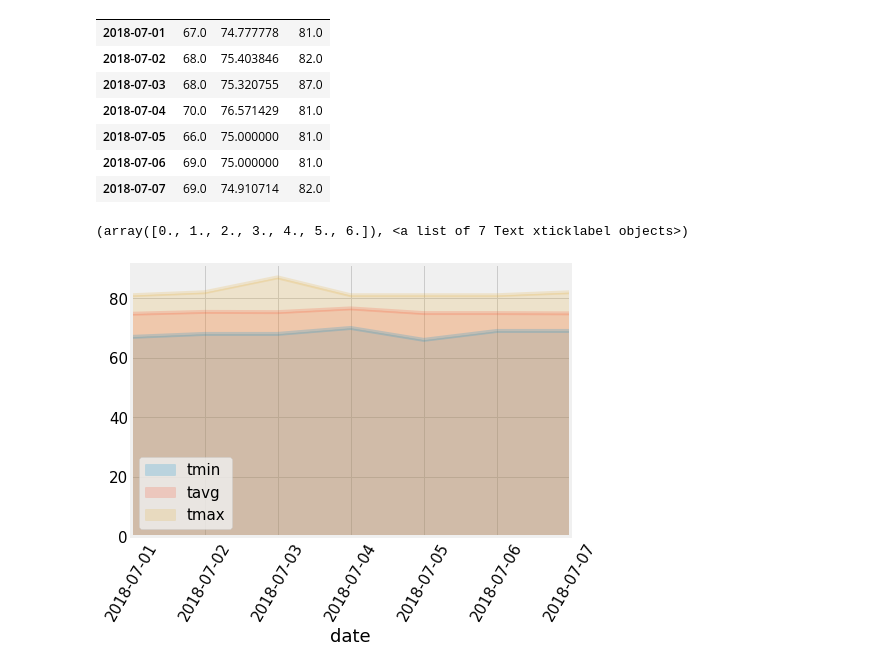
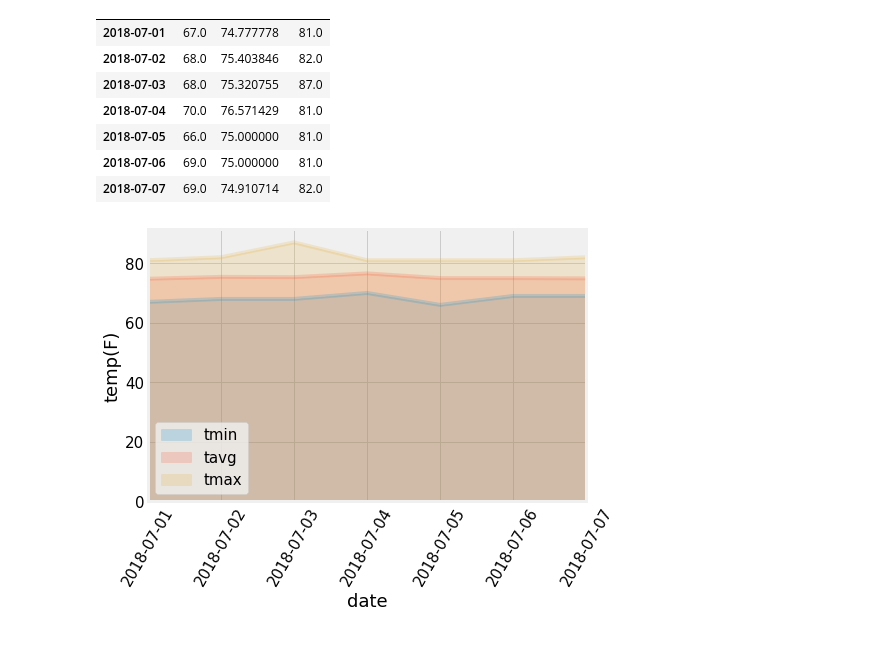
Before and after one commit to chienyuanhung/advanced_data_storage_and_retrieval, a Jupyter notebook: climate.ipynb, the cells around one changed output. Drawn from its saved outputs; the diff is of its cells as text; code cells hidden in the pictures.

```diff
--- a/climate.ipynb
+++ b/climate.ipynb
@@ -192,15 +222,20 @@ print(trip_temp)
 # Use "Trip Avg Temp" as your Title
 # Use the average temperature for the y value
 # Use the peak-to-peak (tmax-tmin) value as the y error bar (yerr)
-from matplotlib import rcParams
 
-plt.rcParams["figure.figsize"] = (6,10)
+plt.rcParams["figure.figsize"] = (4,6)
 yerr = trip_temp[0][2] - trip_temp[0][0]
 plt.bar(1, trip_temp[0][1], yerr = yerr, color = 'orange')
 
-rcParams.update({'font.size': 15})
-plt.title('Trip Avg Temp')
-plt.ylabel('temp(F)')
+# labeling the plot
+
+plt.title('Trip Avg Temp', fontsize = 18)
+plt.ylabel('temp(F)', fontsize = 18)
 plt.xticks([])
 plt.tight_layout()
+
+# save the plot
+plt.savefig('images/avg_temp_0701_to_0707.png')
+
+plt.show()
 # %% [output]
@@ -252,12 +287,3 @@ def daily_normals(date):
 daily_normals("01-01")
 # %% [output]
 [(62.0, 69.15384615384616, 77.0)]
-# %%
-# Create a query that will calculate the daily normals
-# (i.e. the averages for tmin, tmax, and tavg for all historic data matching a specific month and day)
-
-def daily_normals(date):
-    sel = [func.min(Measurement.tobs), func.avg(Measurement.tobs), func.max(Measurement.tobs)]
-    return session.query(*sel).filter(func.strftime("%m-%d", Measurement.date) == date).all()
-
-daily_normals("01-01")
@@ -272,7 +296,7 @@ start_date = '2018-07-01'
 end_date = '2018-07-07'
 
 # Use the start and end date to create a range of dates
-start = date.strptime(start_date, "%Y-%m-%d")
+start = datetime.strptime(start_date, "%Y-%m-%d")
 end = datetime.strptime(end_date, "%Y-%m-%d") + dt.timedelta(days=1)
 trip = [start + dt.timedelta(days=x) for x in range(0, (end-start).days)]
 
@@ -283,7 +307,10 @@ trip_date = [f"{str(day.month).zfill(2)}-{str(day.day).zfill(2)}" for day in tri
 trip_weather_results = [daily_normals(day) for day in trip_date]
 # %%
 # Load the previous query results into a Pandas DataFrame and add the `trip_dates` range as the `date` index
-trip_weather = pd.DataFrame(trip_weather_results, columns = ['tmin', 'tavg', 'tmax'])
+# formatting the weather data for pandas dataframe
+trip_weather_results_formatted = [trip_weather_results[i][0] for i in np.arange(len(trip_weather_results))]
+# load the data to pandas data frame
+trip_weather = pd.DataFrame(trip_weather_results_formatted, columns = ['tmin', 'tavg', 'tmax'])
 date = [f"{str(day.year)}-{str(day.month).zfill(2)}-{str(day.day).zfill(2)}" for day in trip]
 trip_weather['date'] = date
 trip_weather.set_index('date', inplace = True)
@@ -301,8 +328,13 @@ trip_weather
 # %%
 # Plot the daily normals as an area plot with `stacked=False`
 
+plt.rcParams["figure.figsize"] = (8,6)
 trip_weather.plot.area(alpha =0.2, stacked=False, figsize=(7,5))
+
+# labeling the plot
 plt.xticks(rotation = 60)
+plt.ylabel('temp(F)')
+
+plt.show()
 # %% [output]
-(array([0., 1., 2., 3., 4., 5., 6.]), <a list of 7 Text xticklabel objects>)
-[figure, old version]
+[figure, new version]
```
Also changed, not shown: parts of 8 cells of this notebook, 9 other files.
